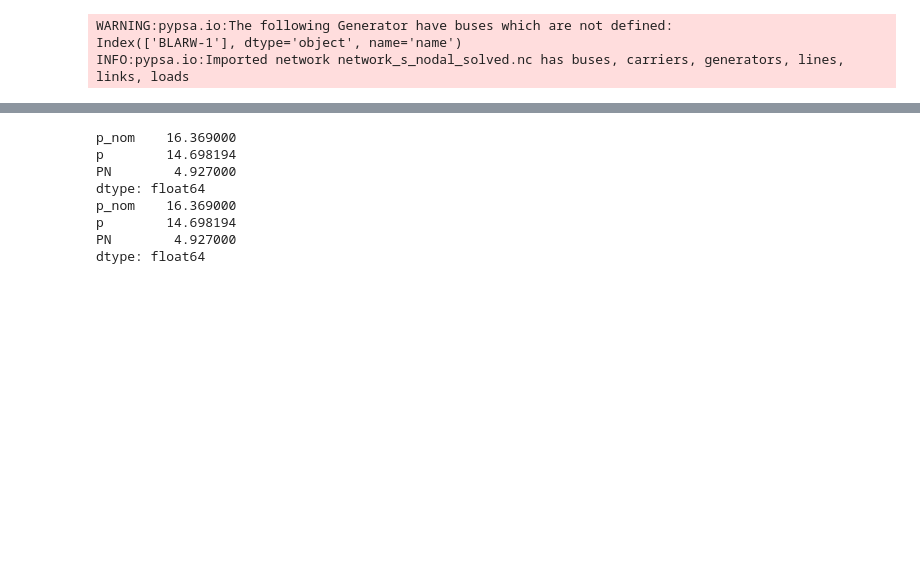
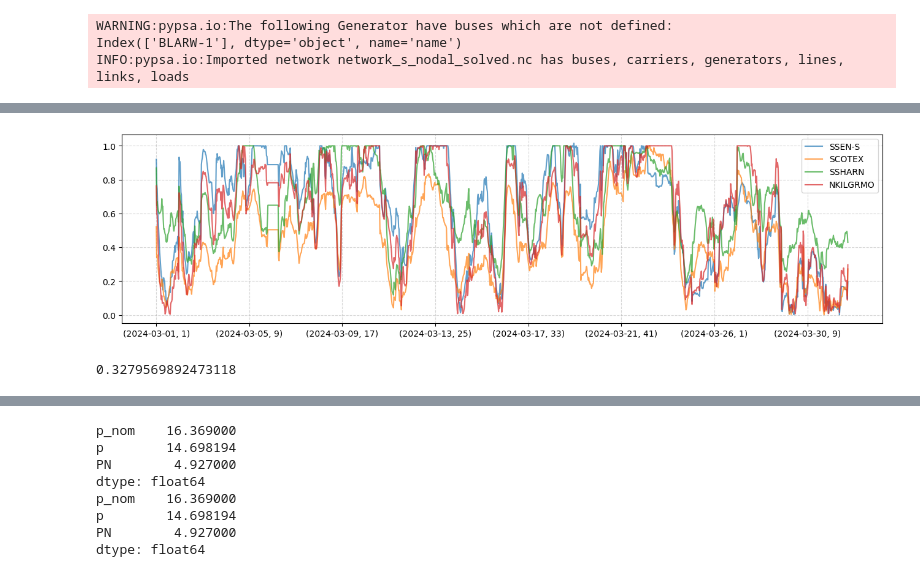
Before and after one commit to LukasFrankenQ/LMP, a Jupyter notebook: notebooks/match_wholesale.ipynb, the cells around one changed output, grey strips where cells are left out. Drawn from its saved outputs; the diff is of its cells as text; code cells hidden in the pictures; blank space fills up the shorter version.

```diff
--- a/notebooks/match_wholesale.ipynb
+++ b/notebooks/match_wholesale.ipynb
@@ -377,0 +487,2 @@ pd.concat((wind['p'] - wind['PN'], wind[['p', 'PN']]), axis=1).rename(columns={0
+# %%
+share = flow.abs() / limit
@@ -377,0 +505,19 @@ pd.concat((wind['p'] - wind['PN'], wind[['p', 'PN']]), axis=1).rename(columns={0
+# %%
+
+selection = ['SSEN-S', "SCOTEX", "SSHARN", "NKILGRMO"]
+
+fig, ax = plt.subplots(1, 1, figsize=(16, 4))
+
+share[selection].plot(ax=ax, alpha=0.7)
+
+ax.grid(True, linestyle='--', alpha=0.5)
+ax.set_axisbelow(True)
+
+ax.legend()
+plt.show()
+# %% [output]
+[figure, added]
+# %%
+(share['NKILGRMO'] > share['SSEN-S']).sum() / len(share)
+# %% [output]
+0.3279569892473118
```
Also changed, not shown: parts of 14 cells of this notebook, 2 other files.
